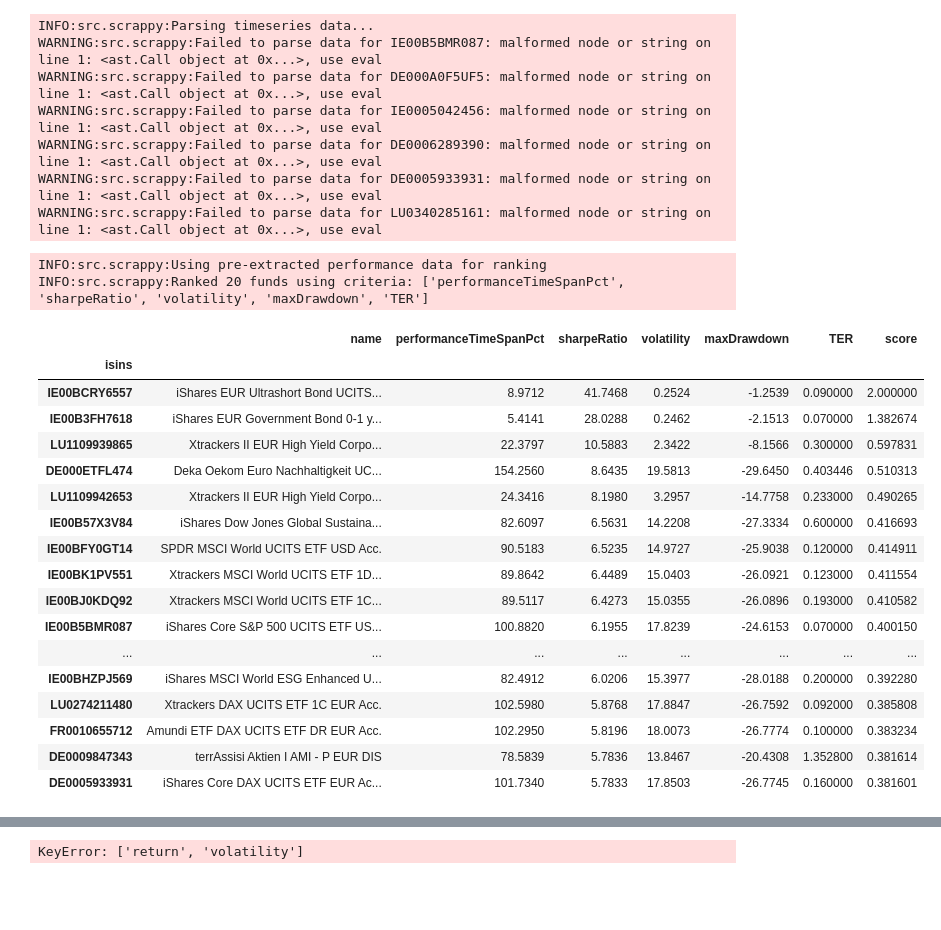
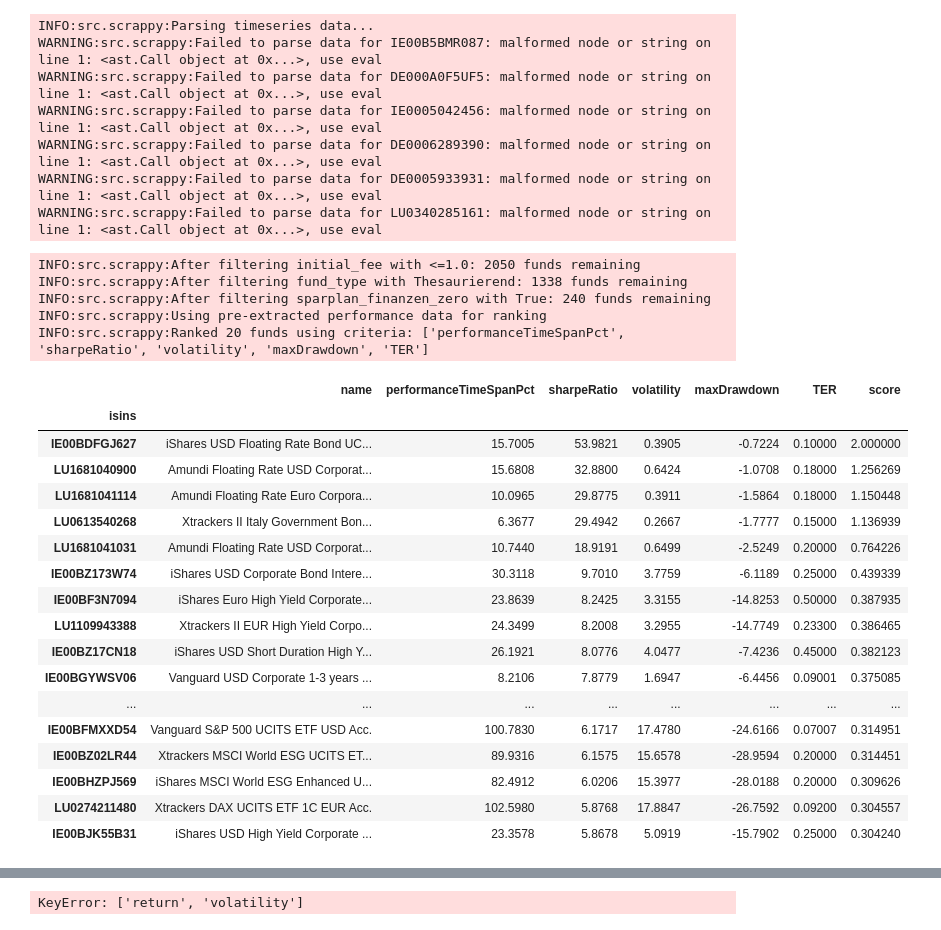
Before and after one commit to jubberwockey/scrappy, a Jupyter notebook: notebooks/scrappy.ipynb, the cells around one changed output, grey strips where cells are left out. Drawn from its saved outputs; the diff is of its cells as text; code cells hidden in the pictures; blank space fills up the shorter version.

Commit message:
refactor filtering

```diff
--- a/notebooks/scrappy.ipynb
+++ b/notebooks/scrappy.ipynb
@@ -2,7 +2,10 @@
 %load_ext autoreload
 %autoreload 2
 
+import pandas as pd
 from src.scrappy import Scrappy
+
+pd.set_option('future.no_silent_downcasting', True)
 
 s = Scrappy(
         funds_overview_path='data/funds_overview.csv',
@@ -47,32 +55,44 @@ WARNING:src.scrappy:Failed to parse data for DE0006289390: malformed node or str
 WARNING:src.scrappy:Failed to parse data for DE0005933931: malformed node or string on line 1: <ast.Call object at 0x...>, use eval
 WARNING:src.scrappy:Failed to parse data for LU0340285161: malformed node or string on line 1: <ast.Call object at 0x...>, use eval
 # %%
+filters = {
+        'initial_fee': '<=1.0', # Ausgabeaufschlag
+        'fund_type': 'Thesaurierend',
+        'sparplan_finanzen_zero': True,
+    }
+
 criteria = {'performanceTimeSpanPct': 0.0,
             'sharpeRatio': 2.0,
             'volatility': -0.0,
             'maxDrawdown': -0.0,
             'TER': -0.0}
-s.rank_funds(criteria=criteria, timespan='5Y', sparplan_only=True, limit=20)
+
+filtered_isins = s.filter_funds(filters)[['name', 'initial_fee', 'sparplan_finanzen_zero']].index
+
+s.rank_funds(criteria=criteria, timespan='5Y', isins=filtered_isins, limit=20)
 # %% [output]
+INFO:src.scrappy:After filtering initial_fee with <=1.0: 2050 funds remaining
+INFO:src.scrappy:After filtering fund_type with Thesaurierend: 1338 funds remaining
+INFO:src.scrappy:After filtering sparplan_finanzen_zero with True: 240 funds remaining
 INFO:src.scrappy:Using pre-extracted performance data for ranking
 INFO:src.scrappy:Ranked 20 funds using criteria: ['performanceTimeSpanPct', 'sharpeRatio', 'volatility', 'maxDrawdown', 'TER']
 |  | name | performanceTimeSpanPct | sharpeRatio | volatility | maxDrawdown | TER | score |
 | isins |  |  |  |  |  |  |  |
-| IE00BCRY6557 | iShares EUR Ultrashort Bond UCITS... | 8.9712 | 41.7468 | 0.2524 | -1.2539 | 0.090000 | 2.000000 |
-| IE00B3FH7618 | iShares EUR Government Bond 0-1 y... | 5.4141 | 28.0288 | 0.2462 | -2.1513 | 0.070000 | 1.382674 |
-| LU1109939865 | Xtrackers II EUR High Yield Corpo... | 22.3797 | 10.5883 | 2.3422 | -8.1566 | 0.300000 | 0.597831 |
-| DE000ETFL474 | Deka Oekom Euro Nachhaltigkeit UC... | 154.2560 | 8.6435 | 19.5813 | -29.6450 | 0.403446 | 0.510313 |
-| LU1109942653 | Xtrackers II EUR High Yield Corpo... | 24.3416 | 8.1980 | 3.2957 | -14.7758 | 0.233000 | 0.490265 |
-| IE00B57X3V84 | iShares Dow Jones Global Sustaina... | 82.6097 | 6.5631 | 14.2208 | -27.3334 | 0.600000 | 0.416693 |
-| IE00BFY0GT14 | SPDR MSCI World UCITS ETF USD Acc. | 90.5183 | 6.5235 | 14.9727 | -25.9038 | 0.120000 | 0.414911 |
-| IE00BK1PV551 | Xtrackers MSCI World UCITS ETF 1D... | 89.8642 | 6.4489 | 15.0403 | -26.0921 | 0.123000 | 0.411554 |
-| IE00BJ0KDQ92 | Xtrackers MSCI World UCITS ETF 1C... | 89.5117 | 6.4273 | 15.0355 | -26.0896 | 0.193000 | 0.410582 |
-| IE00B5BMR087 | iShares Core S&P 500 UCITS ETF US... | 100.8820 | 6.1955 | 17.8239 | -24.6153 | 0.070000 | 0.400150 |
+| IE00BDFGJ627 | iShares USD Floating Rate Bond UC... | 15.7005 | 53.9821 | 0.3905 | -0.7224 | 0.10000 | 2.000000 |
+| LU1681040900 | Amundi Floating Rate USD Corporat... | 15.6808 | 32.8800 | 0.6424 | -1.0708 | 0.18000 | 1.256269 |
+| LU1681041114 | Amundi Floating Rate Euro Corpora... | 10.0965 | 29.8775 | 0.3911 | -1.5864 | 0.18000 | 1.150448 |
+| LU0613540268 | Xtrackers II Italy Government Bon... | 6.3677 | 29.4942 | 0.2667 | -1.7777 | 0.15000 | 1.136939 |
+| LU1681041031 | Amundi Floating Rate USD Corporat... | 10.7440 | 18.9191 | 0.6499 | -2.5249 | 0.20000 | 0.764226 |
+| IE00BZ173W74 | iShares USD Corporate Bond Intere... | 30.3118 | 9.7010 | 3.7759 | -6.1189 | 0.25000 | 0.439339 |
+| IE00BF3N7094 | iShares Euro High Yield Corporate... | 23.8639 | 8.2425 | 3.3155 | -14.8253 | 0.50000 | 0.387935 |
+| LU1109943388 | Xtrackers II EUR High Yield Corpo... | 24.3499 | 8.2008 | 3.2955 | -14.7749 | 0.23300 | 0.386465 |
+| IE00BZ17CN18 | iShares USD Short Duration High Y... | 26.1921 | 8.0776 | 4.0477 | -7.4236 | 0.45000 | 0.382123 |
+| IE00BGYWSV06 | Vanguard USD Corporate 1-3 years ... | 8.2106 | 7.8779 | 1.6947 | -6.4456 | 0.09001 | 0.375085 |
 | ... | ... | ... | ... | ... | ... | ... | ... |
-| IE00BHZPJ569 | iShares MSCI World ESG Enhanced U... | 82.4912 | 6.0206 | 15.3977 | -28.0188 | 0.200000 | 0.392280 |
-| LU0274211480 | Xtrackers DAX UCITS ETF 1C EUR Acc. | 102.5980 | 5.8768 | 17.8847 | -26.7592 | 0.092000 | 0.385808 |
-| FR0010655712 | Amundi ETF DAX UCITS ETF DR EUR Acc. | 102.2950 | 5.8196 | 18.0073 | -26.7774 | 0.100000 | 0.383234 |
-| DE0009847343 | terrAssisi Aktien I AMI - P EUR DIS | 78.5839 | 5.7836 | 13.8467 | -20.4308 | 1.352800 | 0.381614 |
-| DE0005933931 | iShares Core DAX UCITS ETF EUR Ac... | 101.7340 | 5.7833 | 17.8503 | -26.7745 | 0.160000 | 0.381601 |
+| IE00BFMXXD54 | Vanguard S&P 500 UCITS ETF USD Acc. | 100.7830 | 6.1717 | 17.4780 | -24.6166 | 0.07007 | 0.314951 |
+| IE00BZ02LR44 | Xtrackers MSCI World ESG UCITS ET... | 89.9316 | 6.1575 | 15.6578 | -28.9594 | 0.20000 | 0.314451 |
+| IE00BHZPJ569 | iShares MSCI World ESG Enhanced U... | 82.4912 | 6.0206 | 15.3977 | -28.0188 | 0.20000 | 0.309626 |
+| LU0274211480 | Xtrackers DAX UCITS ETF 1C EUR Acc. | 102.5980 | 5.8768 | 17.8847 | -26.7592 | 0.09200 | 0.304557 |
+| IE00BJK55B31 | iShares USD High Yield Corporate ... | 23.3578 | 5.8678 | 5.0919 | -15.7902 | 0.25000 | 0.304240 |
 # %%
 # rank by strategies
```
Also changed, not shown: parts of 3 cells of this notebook, 6 other files.
